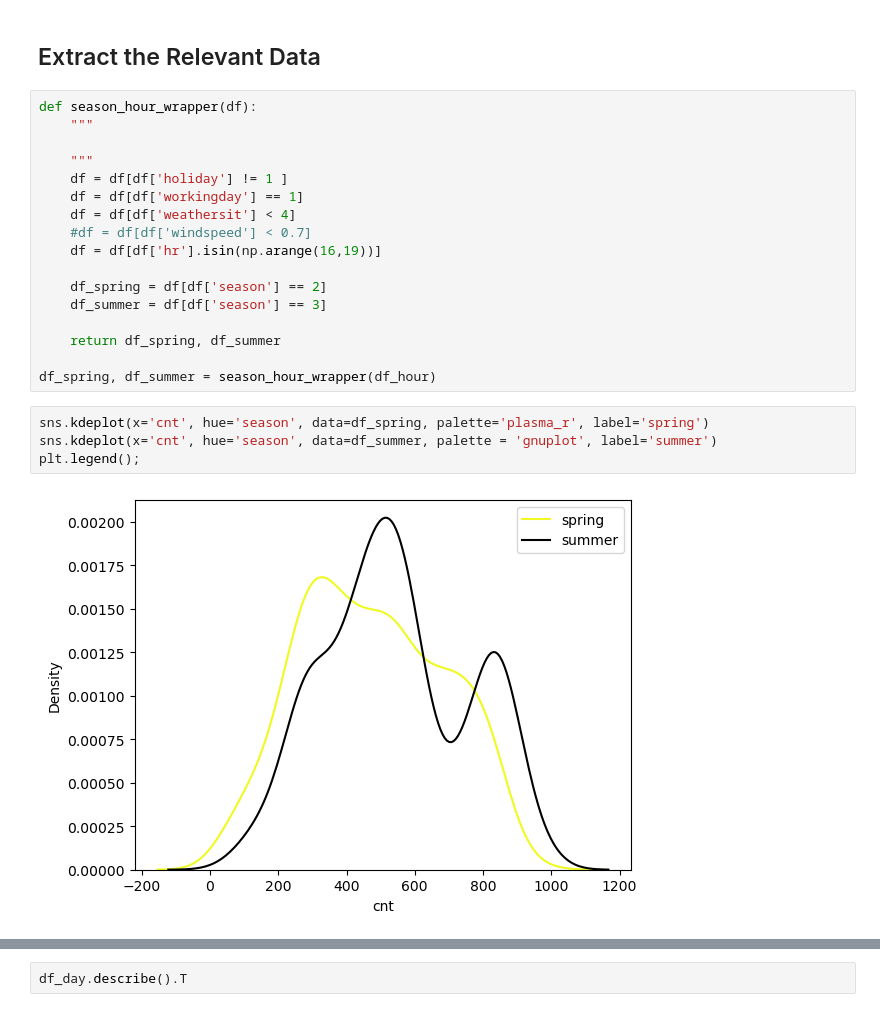
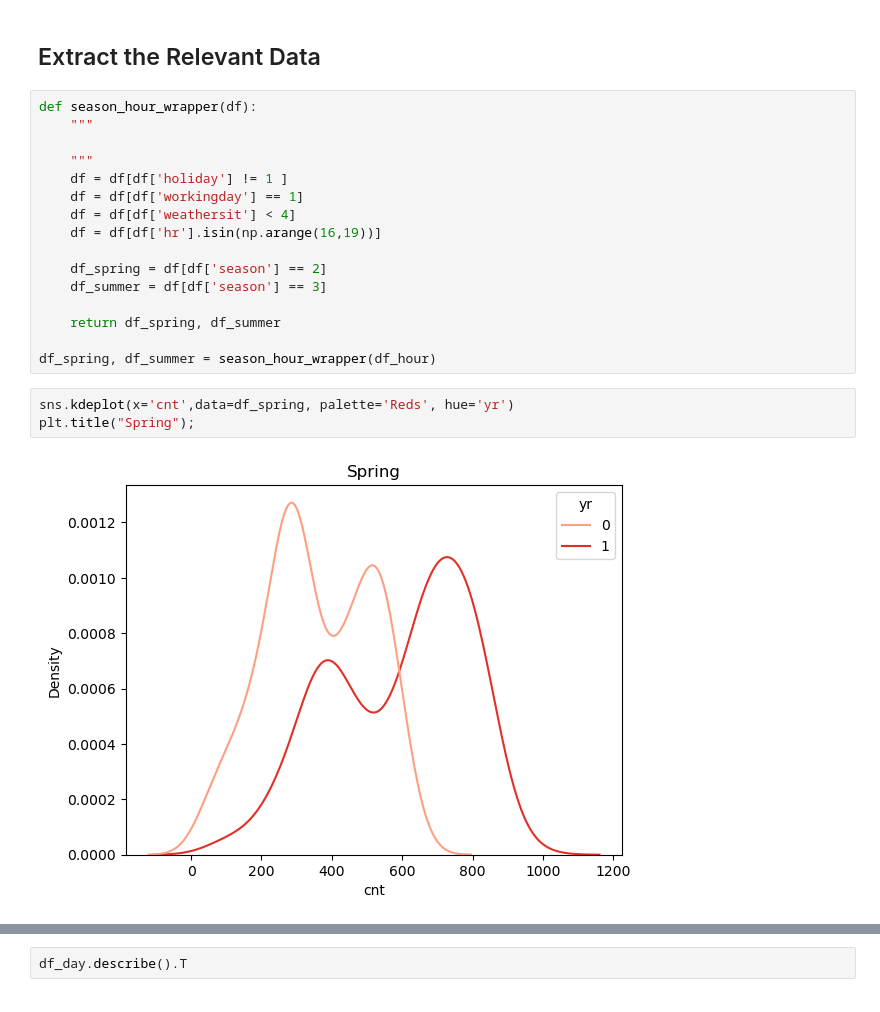
Before and after one commit to eirikbaekkelund/BikeSharing, a Jupyter notebook: develop_E.ipynb, the cells around one changed output, grey strips where cells are left out. Drawn from its saved outputs; the diff is of its cells as text.

```diff
--- a/develop_E.ipynb
+++ b/develop_E.ipynb
@@ -22,7 +22,6 @@ def season_hour_wrapper(df):
     df = df[df['holiday'] != 1 ]
     df = df[df['workingday'] == 1]
     df = df[df['weathersit'] < 4]
-    #df = df[df['windspeed'] < 0.7]
     df = df[df['hr'].isin(np.arange(16,19))]
 
     df_spring = df[df['season'] == 2]
@@ -32,8 +31,7 @@ def season_hour_wrapper(df):
 
 df_spring, df_summer = season_hour_wrapper(df_hour)
 # %%
-sns.kdeplot(x='cnt', hue='season', data=df_spring, palette='plasma_r', label='spring')
-sns.kdeplot(x='cnt', hue='season', data=df_summer, palette = 'gnuplot', label='summer')
-plt.legend();
+sns.kdeplot(x='cnt',data=df_spring, palette='Reds', hue='yr')
+plt.title("Spring");
 # %% [output]
-[figure, old version]
+[figure, new version]
```
Also changed, not shown: parts of 5 cells of this notebook.
